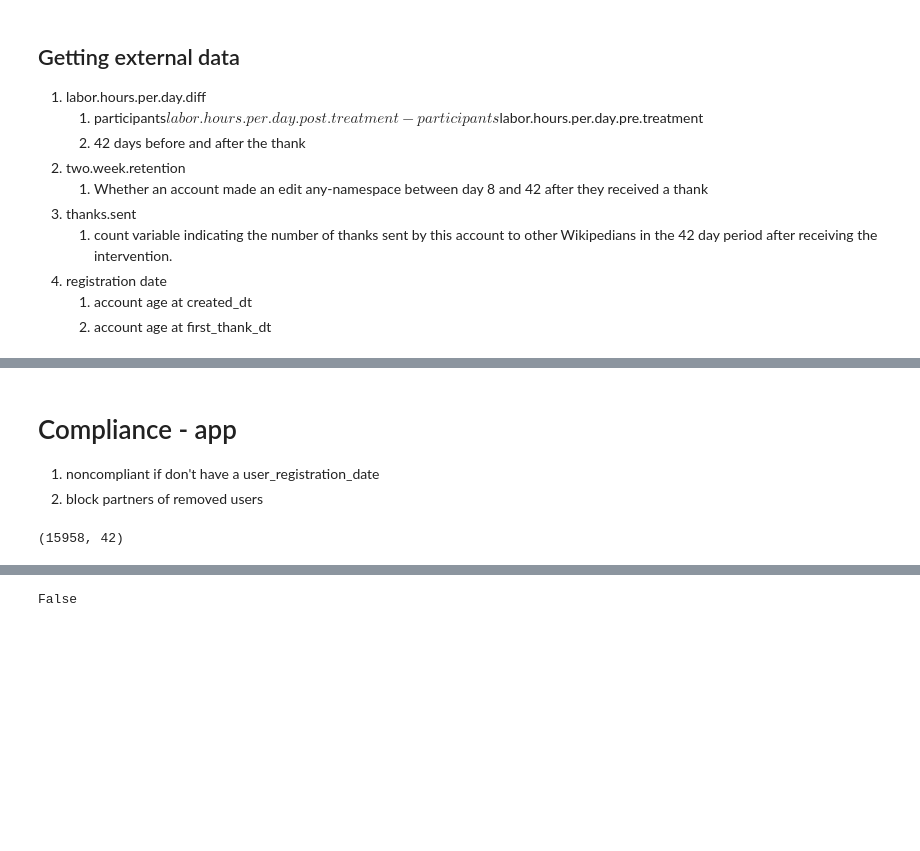
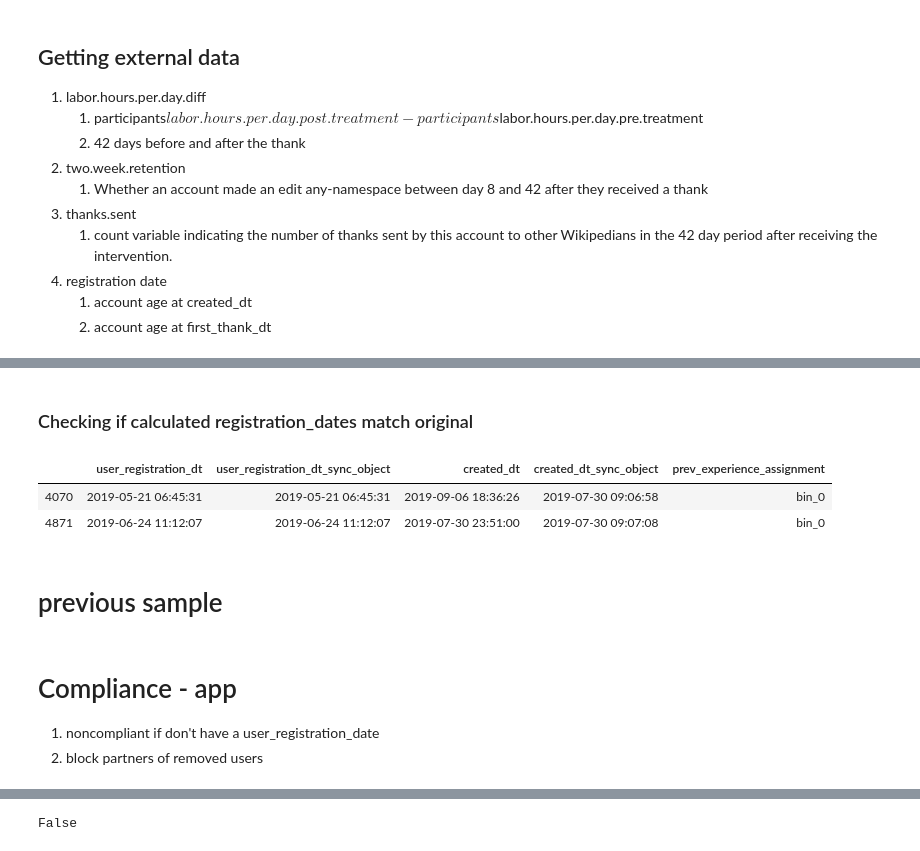
Before and after one commit to citizensandtech/civilservant-wikipedia-thanksender, a Jupyter notebook: ipython/gratitude thankee final data collector - get external data.ipynb, the cells around one changed output, grey strips where cells are left out. Cells and saved outputs as stored; diff of their text form; code cells hidden in the pictures; blank space fills up the shorter version.

```diff
--- a/ipython/gratitude thankee final data collector - get external data.ipynb
+++ b/ipython/gratitude thankee final data collector - get external data.ipynb
@@ -179,16 +204,32 @@ def account_age_at_treatment(behavior_start_dt, registration_dt):
 
 def year(registration_dt):
     return registration_dt.year if pd.notnull(registration_dt) else registration_dt
+# %%
+df['user_basic_data'] = df.apply(lambda row: get_user_basic(row['lang'], row['user_name']), axis=1)
+df['user_registration_dt'] = df['user_basic_data'].apply(user_registration_dt_from_basic)
+
+df['user_id'] = df['user_basic_data'].apply(user_id_from_basic)
+
+df['user_registration_dt_sync_object'] = df['metadata_json'].apply(lambda d: datetime.datetime.fromisoformat(d['sync_object']['user_registration']))
+df['created_dt_sync_object'] = df['metadata_json'].apply(lambda d: datetime.datetime.fromisoformat(d['sync_object']['created_at']))
+# %%
+df['prev_experience_assignment'] = df['metadata_json'].apply(lambda d: f"bin_{d['sync_object']['user_experience_level']}")
 # %%
-df['user_basic_data'] = df.apply(lambda row: get_user_basic(row['lang'], row['user_name']), axis=1)
-
-df['user_registration_dt'] = df['user_basic_data'].apply(user_registration_dt_from_basic)
-df['user_id'] = df['user_basic_data'].apply(user_id_from_basic)
-
-df['prev_experience_assignment'] = df.apply(lambda row: account_age_at_assignment(row['created_dt'], row['user_registration_dt']) ,axis=1)
+df['prev_experience_assignment_post_candidate'] = df.apply(lambda row: account_age_at_assignment(row['created_dt_sync_object'], row['user_registration_dt']) ,axis=1)
+# df['prev_experience_assignment'] = df.apply(lambda row: account_age_at_assignment(row['created_dt'], row['user_registration_dt']) ,axis=1)
 df['prev_experience_treatment'] = df.apply(lambda row: account_age_at_assignment(row['behavior_start_dt'], row['user_registration_dt']) ,axis=1)
 
 df['year'] = df['user_registration_dt'].apply(year)
+# %% [markdown]
+### Checking if calculated registration_dates match original
+# %%
+df562 = df[df['randomization_block_id']==562]
+# %%
+df562[['user_registration_dt', 'user_registration_dt_sync_object', 'created_dt', 'created_dt_sync_object', 'prev_experience_assignment']] # looks like what  we have in the sync_object
+# %% [output]
+|  | user_registration_dt | user_registration_dt_sync_object | created_dt | created_dt_sync_object | prev_experience_assignment |
+| 4070 | 2019-05-21 06:45:31 | 2019-05-21 06:45:31 | 2019-09-06 18:36:26 | 2019-07-30 09:06:58 | bin_0 |
+| 4871 | 2019-06-24 11:12:07 | 2019-06-24 11:12:07 | 2019-07-30 23:51:00 | 2019-07-30 09:07:08 | bin_0 |
 # %%
 @make_cached_df('grat-thankee-has-email')
 def get_has_disablemail_df(lang, user_id):
@@ -203,11 +244,9 @@ def get_has_email(lang, user_id):
         return True if len(disablemail_df)==0 else False
 # %%
 df['has_email'] = df.apply(lambda row: get_has_email(row['lang'], row['user_id']), axis=1)
+# %% [markdown]
+# previous sample
 # %% [markdown]
 # Compliance - app
 1. noncompliant if don't have a user_registration_date
 2. block partners of removed users
-# %%
-df.shape
-# %% [output]
-(15958, 42)
```
Also changed, not shown: parts of 23 cells of this notebook, 9 other files.
